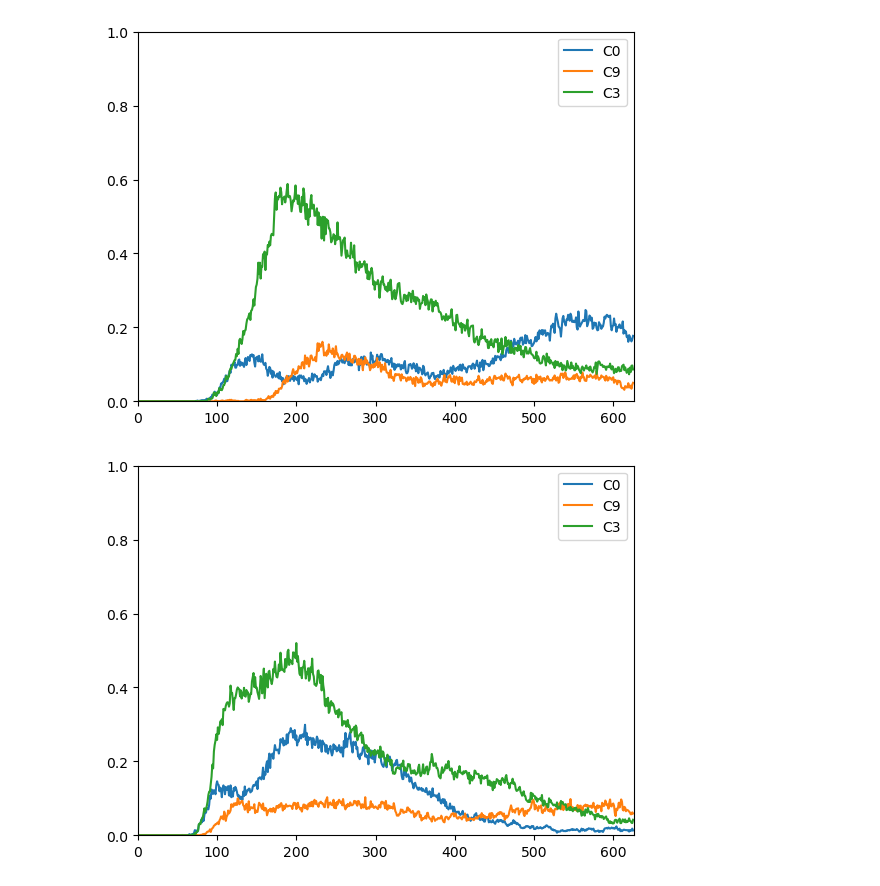
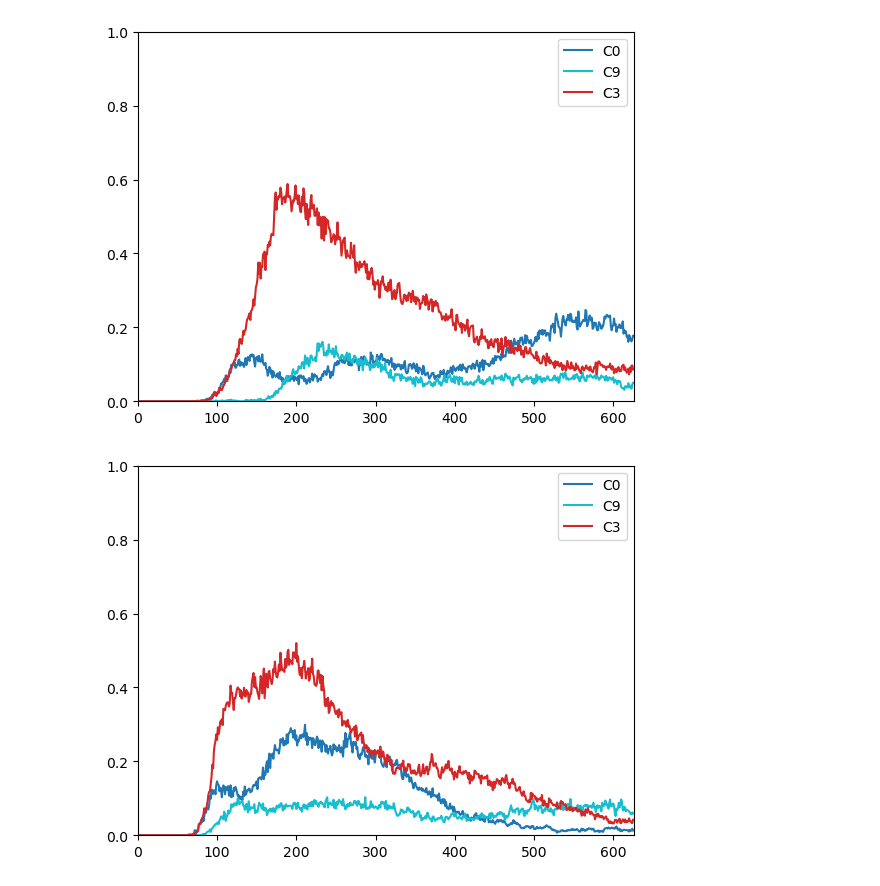
Before and after one commit to malteschade/GF-Project, a Jupyter notebook: breakthrough.ipynb, the cells around one changed output. Saved outputs shown, nothing was run; the diff lists cells and outputs as text; code cells hidden in the pictures.

```diff
--- a/breakthrough.ipynb
+++ b/breakthrough.ipynb
@@ -25,28 +25,28 @@ SAVE_INTERVAL = 8
 # %%
 for idx in range(IDX_MIN, IDX_MIN+REA):
     c = np.zeros((int(T_STEP/SAVE_INTERVAL)+1, 3))
     for n in range(REP):
         # Reading particle simulation data
         pos_x_list, pos_y_list, label_list = np.load(f'{OUTPUT_PATH}index_{idx+n*REA}.npz').values()
 
         pos_x_mask = (pos_x_list > XMIN) & (pos_x_list < XMAX)
         pos_y_mask = (pos_y_list > YMIN) & (pos_y_list < YMAX)
         mask = pos_x_mask & pos_y_mask
 
         for i in range(len(label_list)):
             c[i, 0] += np.count_nonzero(label_list[i][mask[i]] == COLOR_A)
             c[i, 1] += np.count_nonzero(label_list[i][mask[i]] == COLOR_B)
             c[i, 2] += np.count_nonzero(label_list[i][mask[i]] == COLOR_C)
 
     c = 1/((XMAX-XMIN)*(YMAX-YMIN))* c * (1/REP)
 
-    plt.plot(c[:, 0], label=COLOR_A)
-    plt.plot(c[:, 1], label=COLOR_B)
-    plt.plot(c[:, 2], label=COLOR_C)
+    plt.plot(c[:, 0], label=COLOR_A, color=COLOR_A)
+    plt.plot(c[:, 1], label=COLOR_B, color=COLOR_B)
+    plt.plot(c[:, 2], label=COLOR_C, color=COLOR_C)
     plt.xlim(0, int(T_STEP/SAVE_INTERVAL)+1)
     plt.ylim(0, 1)
     plt.legend()
     plt.show()
 # %% [output]
-[figure, old version]
+[figure, new version]
-[figure, old version]
+[figure, new version]
```
Also changed, not shown: parts of 1 cell of this notebook, 2 other files.
